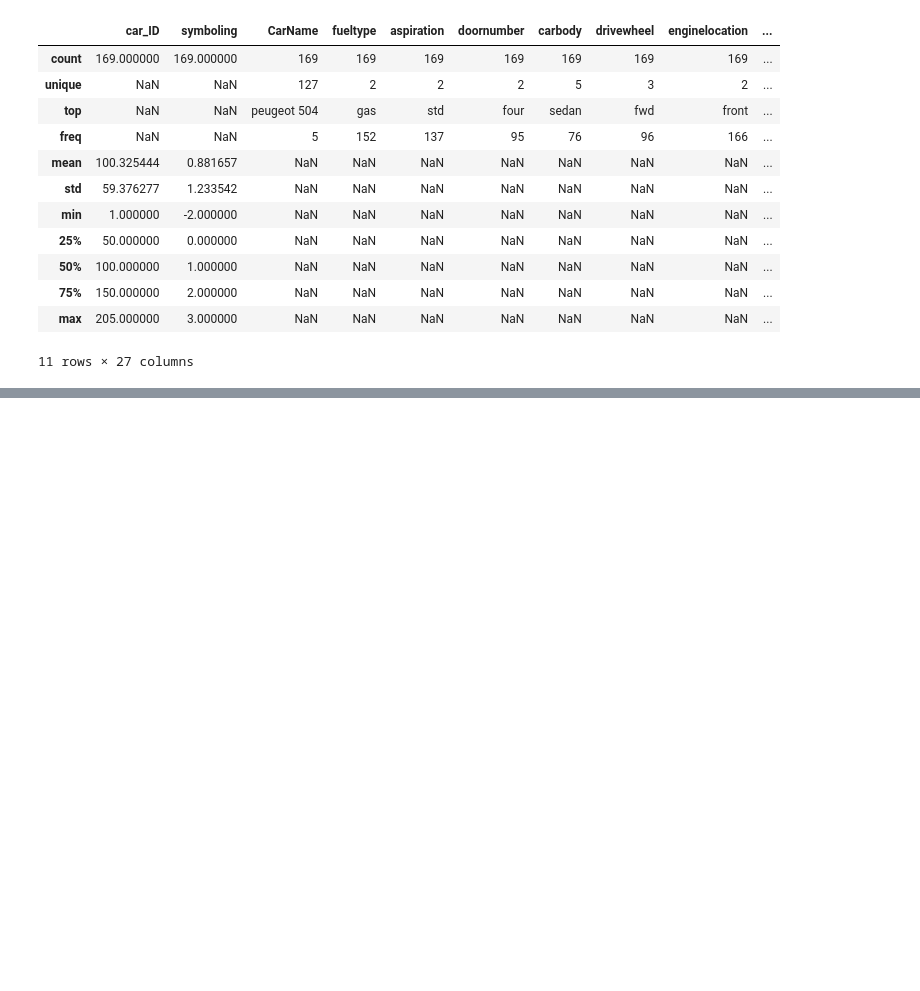
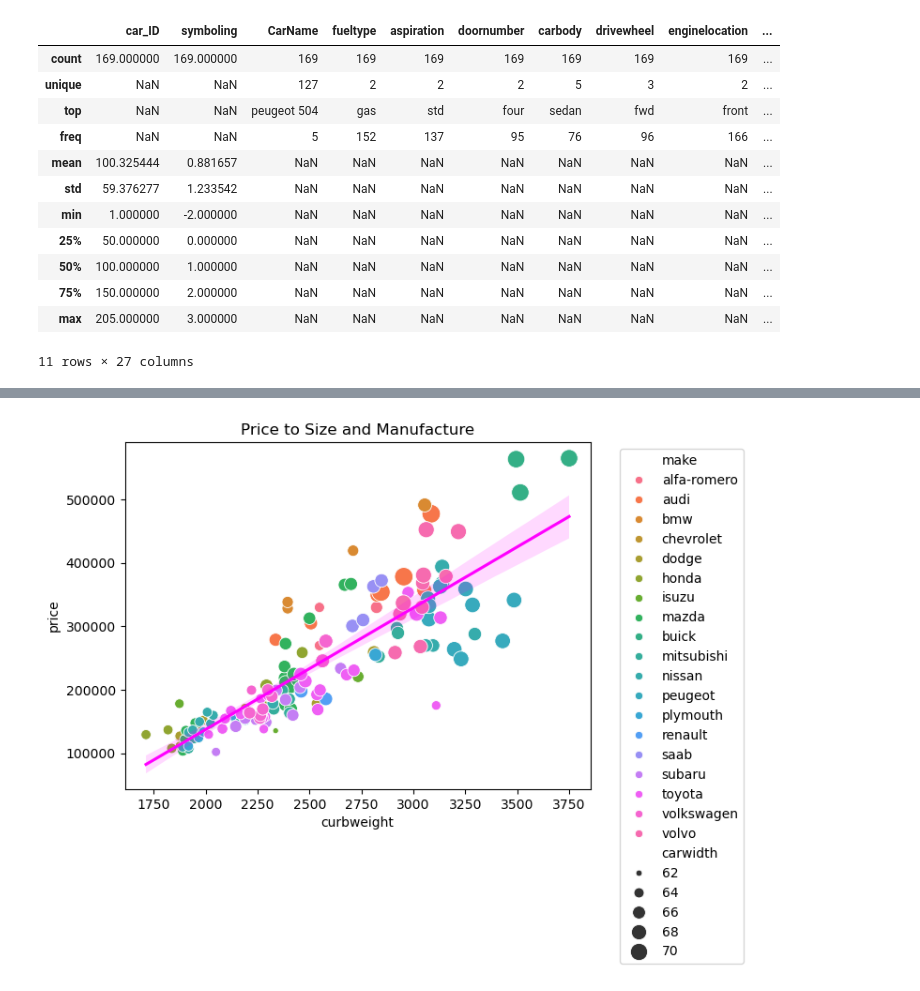
Before and after one commit to RebbelPigman/Pynix, a Jupyter notebook: Projects/ITSCA-Project-2/Main.ipynb, the cells around one changed output, grey strips where cells are left out. Cells and saved outputs as stored; diff of their text form; code cells hidden in the pictures; blank space fills up the shorter version.

```diff
--- a/Projects/ITSCA-Project-2/Main.ipynb
+++ b/Projects/ITSCA-Project-2/Main.ipynb
@@ -170,0 +269,13 @@ print('\n', '-' * 50, '\n',
+# %%
+# price weight make
+sns.scatterplot(x='curbweight',
+                y='price',
+                hue='make',
+                size='carwidth', sizes=(20, 200),
+                data=df)
+sns.regplot(x='curbweight', y='price', data=df, scatter=False, color='magenta')
+plt.legend(bbox_to_anchor=(1.05, 1), loc='upper left')
+plt.title('Price to Size and Manufacture')
+plt.show()
+# %% [output]
+[figure, added]
```
Also changed, not shown: parts of 18 cells of this notebook.
